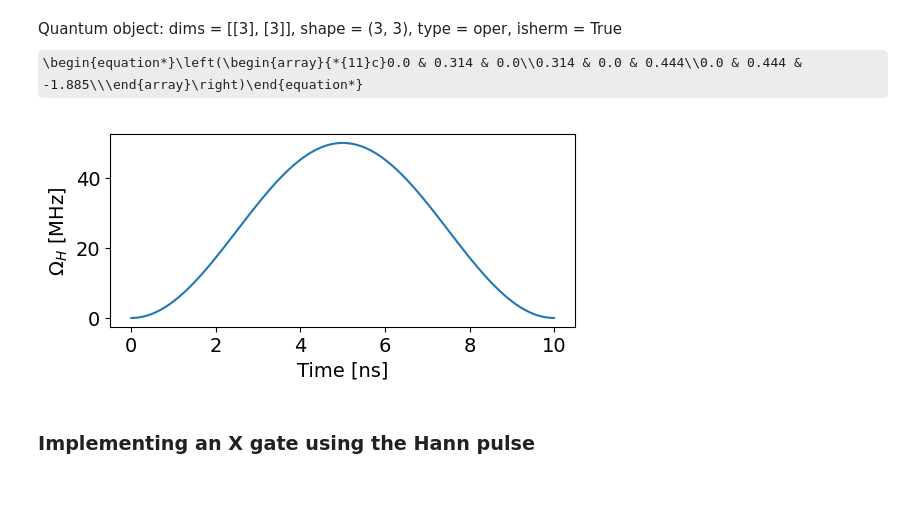
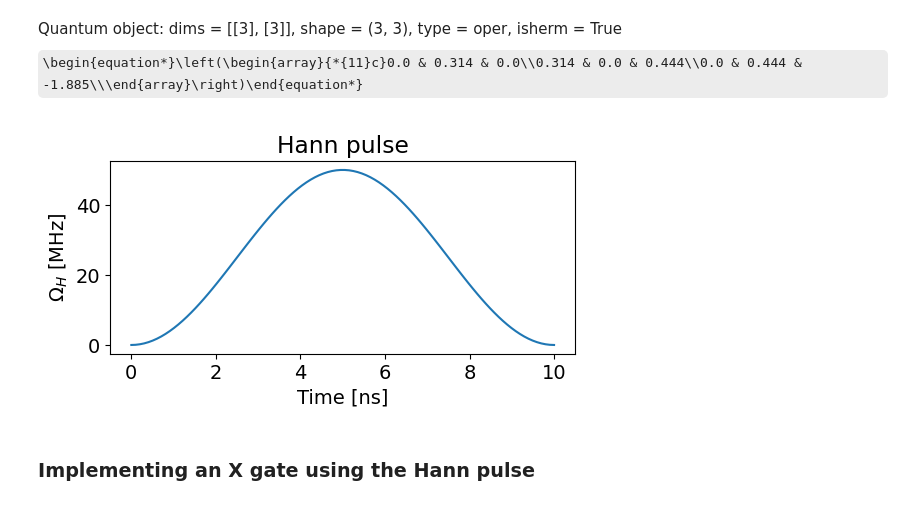
Before and after one commit to BoxiLi/ML4Q-QuTiP-2022, a Jupyter notebook: QuTiP tutorial 2 - Simulating quantum dynamics.ipynb, the cells around one changed output. Cells and saved outputs as stored; diff of their text form; code cells hidden in the pictures; some formulas as TeX source.

```diff
--- a/QuTiP tutorial 2 - Simulating quantum dynamics.ipynb
+++ b/QuTiP tutorial 2 - Simulating quantum dynamics.ipynb
@@ -345,16 +348,17 @@ Quantum object: dims = [[3], [3]], shape = (3, 3), type = oper, isherm = True\be
 # %%
 # Define a Hann pulse shape
 T = 10 # ns
 tlist = np.linspace(0, T, 100)
 Omega_0 = 2 * np.pi * 1 / T  # GHz
 hann_window = np.sin(np.pi*tlist/T)**2
 pulse = Omega_0 / 2 * hann_window
 
 plt.plot(tlist, pulse / 2 / np.pi * 1000)
+plt.title("Hann pulse")
 plt.xlabel("Time [ns]")
 plt.ylabel("$\Omega_H$ [MHz]");
 # %% [output]
-[figure, old version]
+[figure, new version]
 # %% [markdown]
 ### Implementing an X gate using the Hann pulse
 # %%
```
Also changed, not shown: parts of 15 cells of this notebook, 1 other file.
